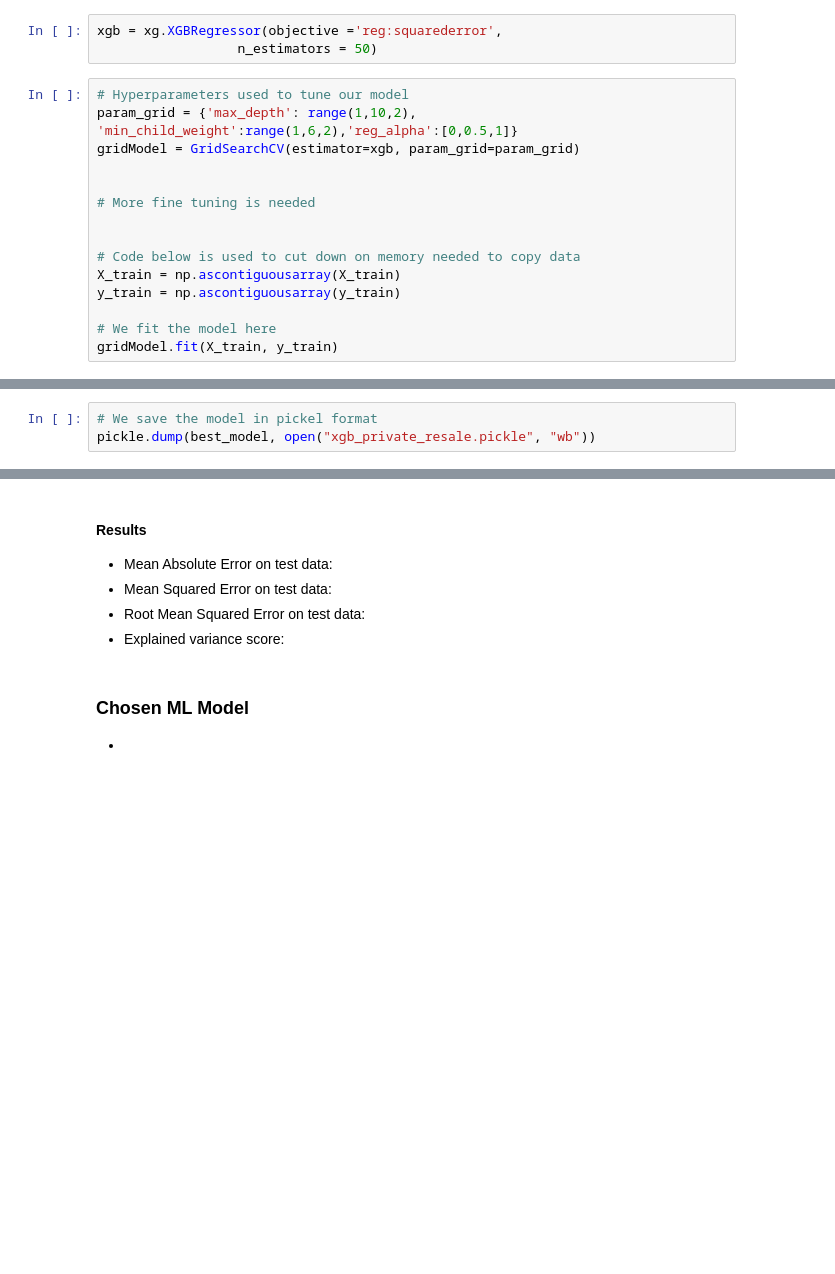
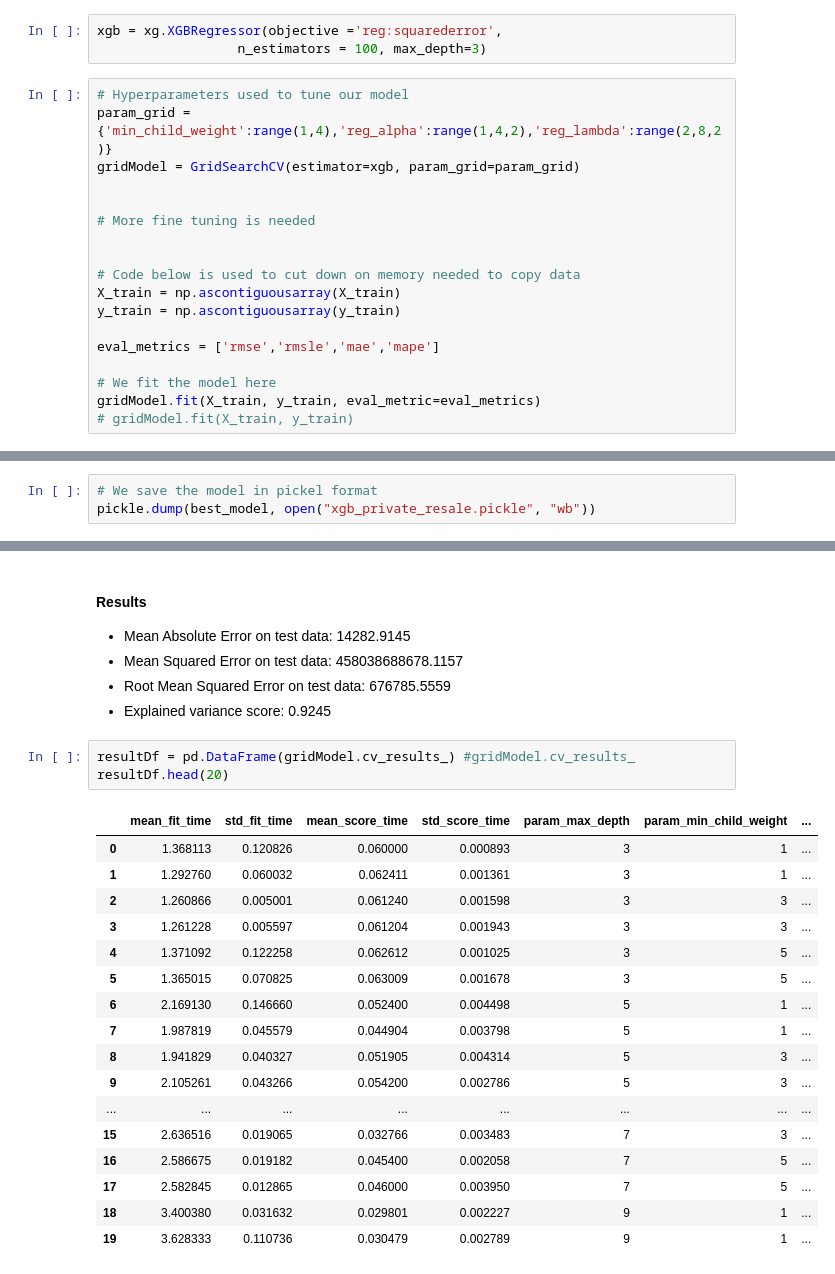
Before and after one commit to muhdhasan/Island-Property-Group, a Jupyter notebook: training/sales-private-prediction.ipynb, the cells around one changed output, grey strips where cells are left out. Drawn from its saved outputs; the diff is of its cells as text; blank space fills up the shorter version.

```diff
--- a/training/sales-private-prediction.ipynb
+++ b/training/sales-private-prediction.ipynb
@@ -505,10 +517,10 @@ Explained variance score: 0.7264
 - Though we only use it for regression problems here.
 # %%
 xgb = xg.XGBRegressor(objective ='reg:squarederror',
-                  n_estimators = 50)
+                  n_estimators = 100, max_depth=3)
 # %%
 # Hyperparameters used to tune our model
-param_grid = {'max_depth': range(1,10,2), 'min_child_weight':range(1,6,2),'reg_alpha':[0,0.5,1]}
+param_grid = {'min_child_weight':range(1,4),'reg_alpha':range(1,4,2),'reg_lambda':range(2,8,2)}
 gridModel = GridSearchCV(estimator=xgb, param_grid=param_grid)
 
 
@@ -519,8 +531,11 @@ gridModel = GridSearchCV(estimator=xgb, param_grid=param_grid)
 X_train = np.ascontiguousarray(X_train)
 y_train = np.ascontiguousarray(y_train)
 
+eval_metrics = ['rmse','rmsle','mae','mape']
+
 # We fit the model here
-gridModel.fit(X_train, y_train)
+gridModel.fit(X_train, y_train, eval_metric=eval_metrics)
+# gridModel.fit(X_train, y_train)
 # %% [output]
 GridSearchCV(estimator=XGBRegressor(base_score=None, booster=None,
                                     colsample_bylevel=None,
@@ -596,9 +630,27 @@ Explained variance score: 0.9452
 # %% [markdown]
 #### Results
-- Mean Absolute Error on test data:
-- Mean Squared Error on test data:
-- Root Mean Squared Error on test data:
-- Explained variance score:
+- Mean Absolute Error on test data: 14282.9145
+- Mean Squared Error on test data: 458038688678.1157
+- Root Mean Squared Error on test data: 676785.5559
+- Explained variance score: 0.9245
-# %% [markdown]
-### Chosen ML Model
--
+# %%
+resultDf = pd.DataFrame(gridModel.cv_results_) #gridModel.cv_results_
+resultDf.head(20)
+# %% [output]
+|  | mean_fit_time | std_fit_time | mean_score_time | std_score_time | param_max_depth | param_min_child_weight | ... |
+| 0 | 1.368113 | 0.120826 | 0.060000 | 0.000893 | 3 | 1 | ... |
+| 1 | 1.292760 | 0.060032 | 0.062411 | 0.001361 | 3 | 1 | ... |
+| 2 | 1.260866 | 0.005001 | 0.061240 | 0.001598 | 3 | 3 | ... |
+| 3 | 1.261228 | 0.005597 | 0.061204 | 0.001943 | 3 | 3 | ... |
+| 4 | 1.371092 | 0.122258 | 0.062612 | 0.001025 | 3 | 5 | ... |
+| 5 | 1.365015 | 0.070825 | 0.063009 | 0.001678 | 3 | 5 | ... |
+| 6 | 2.169130 | 0.146660 | 0.052400 | 0.004498 | 5 | 1 | ... |
+| 7 | 1.987819 | 0.045579 | 0.044904 | 0.003798 | 5 | 1 | ... |
+| 8 | 1.941829 | 0.040327 | 0.051905 | 0.004314 | 5 | 3 | ... |
+| 9 | 2.105261 | 0.043266 | 0.054200 | 0.002786 | 5 | 3 | ... |
+| ... | ... | ... | ... | ... | ... | ... | ... |
+| 15 | 2.636516 | 0.019065 | 0.032766 | 0.003483 | 7 | 3 | ... |
+| 16 | 2.586675 | 0.019182 | 0.045400 | 0.002058 | 7 | 5 | ... |
+| 17 | 2.582845 | 0.012865 | 0.046000 | 0.003950 | 7 | 5 | ... |
+| 18 | 3.400380 | 0.031632 | 0.029801 | 0.002227 | 9 | 1 | ... |
+| 19 | 3.628333 | 0.110736 | 0.030479 | 0.002789 | 9 | 1 | ... |
```
Also changed, not shown: parts of 12 cells of this notebook, 1 other file.
